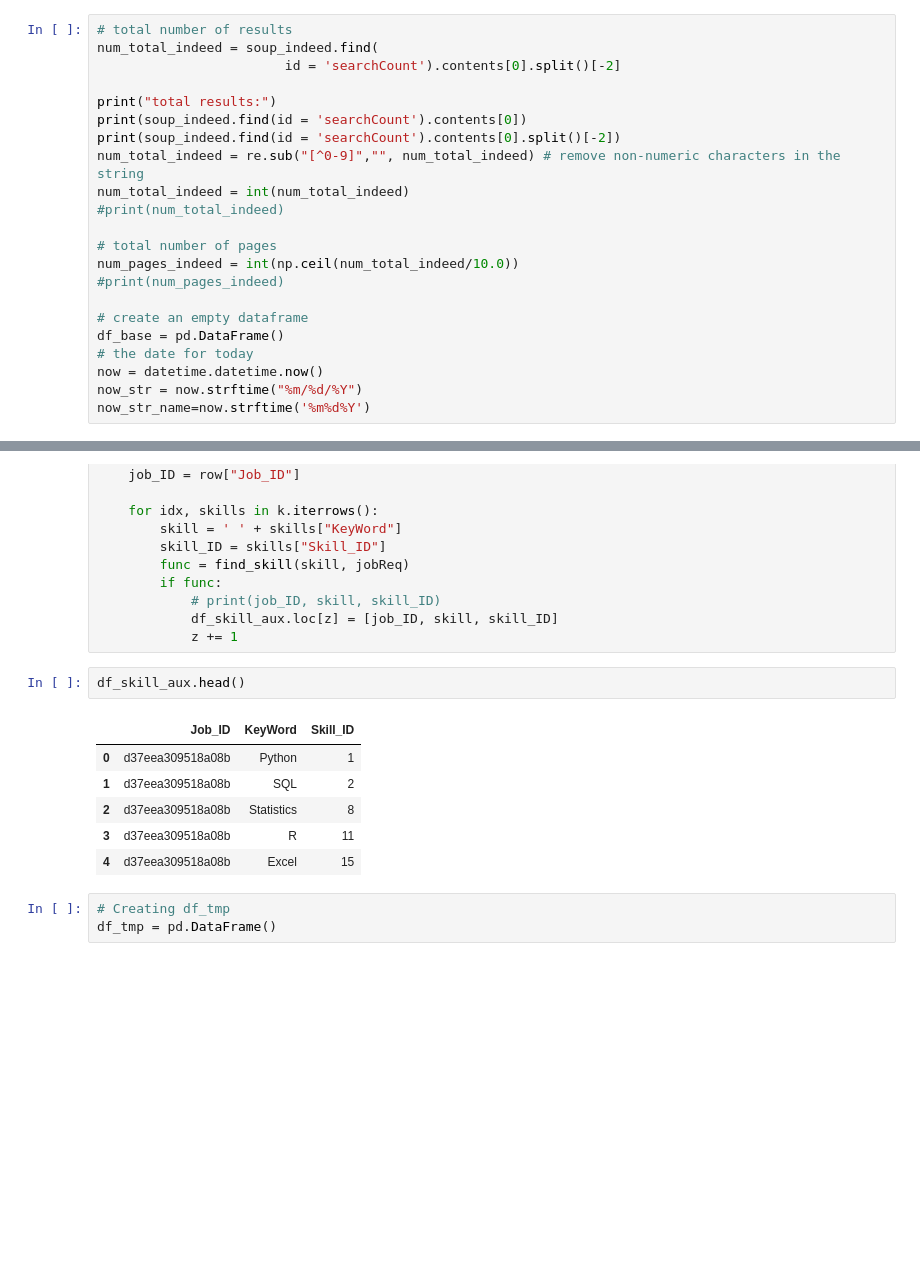
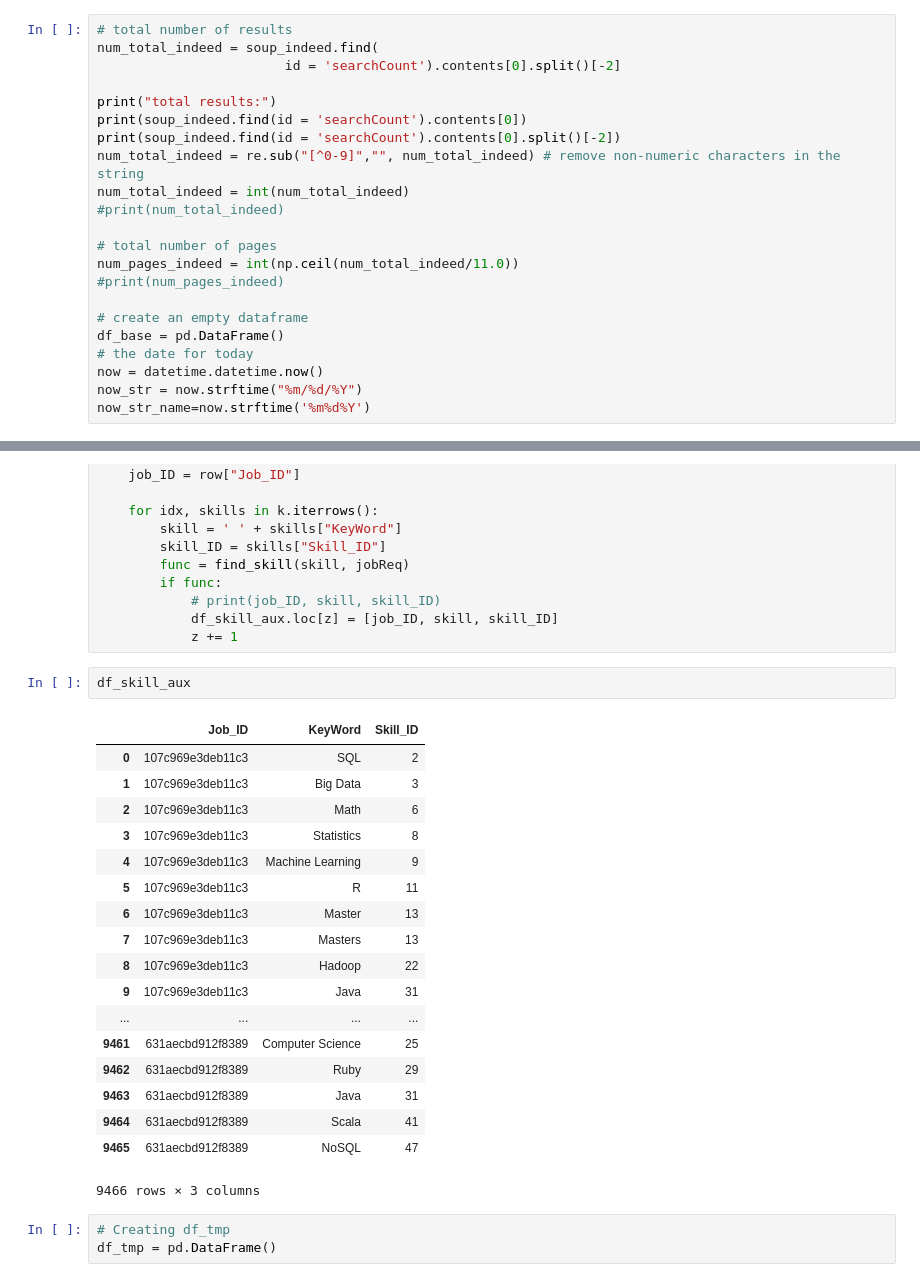
Before and after one commit to lararm/DataScience, a Jupyter notebook: FinalProject/Data Science Jobs Analyze - complete version.ipynb, the cells around one changed output, grey strips where cells are left out. Saved outputs shown, nothing was run; the diff lists cells and outputs as text; blank space fills up the shorter version.

```diff
--- a/FinalProject/Data Science Jobs Analyze - complete version.ipynb
+++ b/FinalProject/Data Science Jobs Analyze - complete version.ipynb
@@ -80,7 +71,7 @@ num_total_indeed = int(num_total_indeed)
 #print(num_total_indeed)
 
 # total number of pages
-num_pages_indeed = int(np.ceil(num_total_indeed/10.0))
+num_pages_indeed = int(np.ceil(num_total_indeed/11.0))
 #print(num_pages_indeed)
 
 # create an empty dataframe
@@ -331,14 +358,26 @@ for index, row in df_base.iterrows():
             df_skill_aux.loc[z] = [job_ID, skill, skill_ID]
             z += 1
 # %%
-df_skill_aux.head()
+df_skill_aux
 # %% [output]
 |  | Job_ID | KeyWord | Skill_ID |
-| 0 | d37eea309518a08b | Python | 1 |
-| 1 | d37eea309518a08b | SQL | 2 |
-| 2 | d37eea309518a08b | Statistics | 8 |
-| 3 | d37eea309518a08b | R | 11 |
-| 4 | d37eea309518a08b | Excel | 15 |
+| 0 | 107c969e3deb11c3 | SQL | 2 |
+| 1 | 107c969e3deb11c3 | Big Data | 3 |
+| 2 | 107c969e3deb11c3 | Math | 6 |
+| 3 | 107c969e3deb11c3 | Statistics | 8 |
+| 4 | 107c969e3deb11c3 | Machine Learning | 9 |
+| 5 | 107c969e3deb11c3 | R | 11 |
+| 6 | 107c969e3deb11c3 | Master | 13 |
+| 7 | 107c969e3deb11c3 | Masters | 13 |
+| 8 | 107c969e3deb11c3 | Hadoop | 22 |
+| 9 | 107c969e3deb11c3 | Java | 31 |
+| ... | ... | ... | ... |
+| 9461 | 631aecbd912f8389 | Computer Science | 25 |
+| 9462 | 631aecbd912f8389 | Ruby | 29 |
+| 9463 | 631aecbd912f8389 | Java | 31 |
+| 9464 | 631aecbd912f8389 | Scala | 41 |
+| 9465 | 631aecbd912f8389 | NoSQL | 47 |
+9466 rows × 3 columns
 # %%
 # Creating df_tmp
 df_tmp = pd.DataFrame()
```
Also changed, not shown: parts of 22 cells of this notebook, 1 other file.
